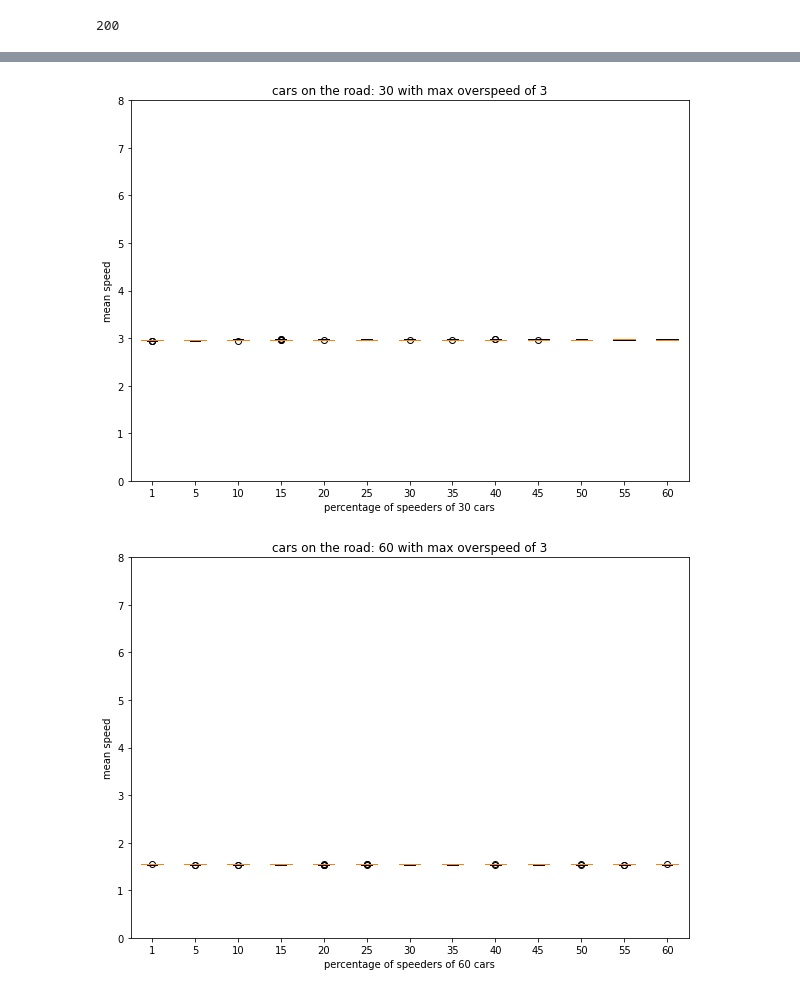
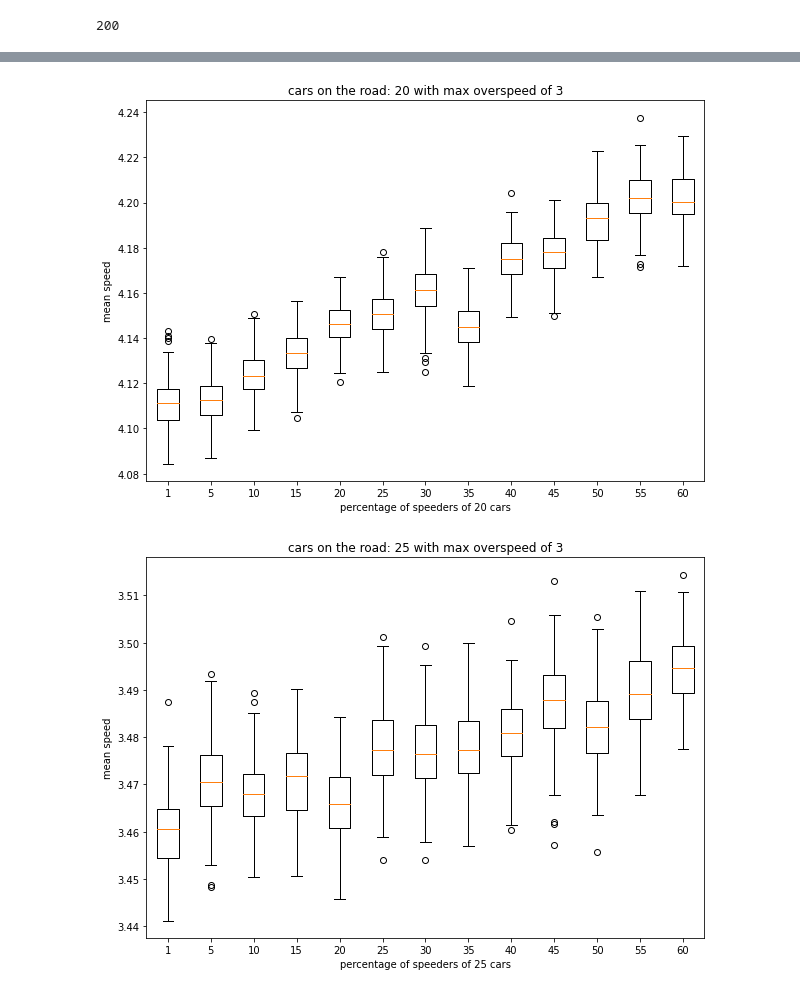
Before and after one commit to Johanvandeglind/Sim-Prog-Opdracht_4, a Jupyter notebook: Read data.ipynb, the cells around one changed output, grey strips where cells are left out. Drawn from its saved outputs; the diff is of its cells as text; code cells hidden in the pictures.

```diff
--- a/Read data.ipynb
+++ b/Read data.ipynb
@@ -8,7 +8,7 @@ import statistics
 import seaborn as sns
 from scipy import stats
 # %%
-df = pd.read_csv('./data_1000x200.csv')
+df = pd.read_csv('./data_500x200.csv')
 df = df.drop(columns=['Unnamed: 0'])
 
 #print(df)#[df['car_amount'] == 11]['datacollector'].values)
@@ -94,7 +84,6 @@ print(next(iter(means)),means[next(iter(means))])
 (15, 1, 1)
 # %%
-car_amount = [10,15,30,60]
-maximum_speeding= [1,2,3,5]
+car_amount = [10,15,20,25,30,60]
 for cars in car_amount:
     #for overspeed in maximum_speeding:
     values = []
@@ -107,7 +96,7 @@ for cars in car_amount:
     #plt.xticks(rotation = 45)
     plt.boxplot(values, labels=keys)
     plt.ylabel(f'mean speed')
-    plt.ylim(0,8)
+    #plt.ylim(1,6)
     plt.xlabel(f'percentage of speeders of {cars} cars')
     plt.title(f'cars on the road: {cars} with max overspeed of {3}')
     plt.show()
@@ -117,2 +106,2 @@ for cars in car_amount:
-[figure, old version]
+[figure, new version]
-[figure, old version]
+[figure, new version]
```
Also changed, not shown: parts of 9 cells of this notebook.
